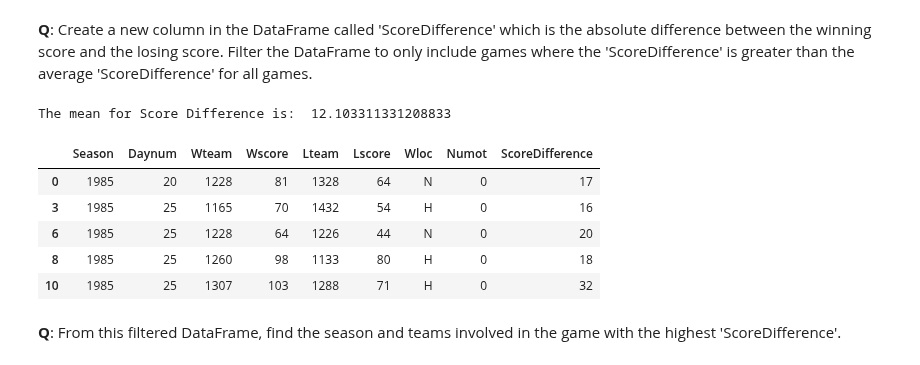
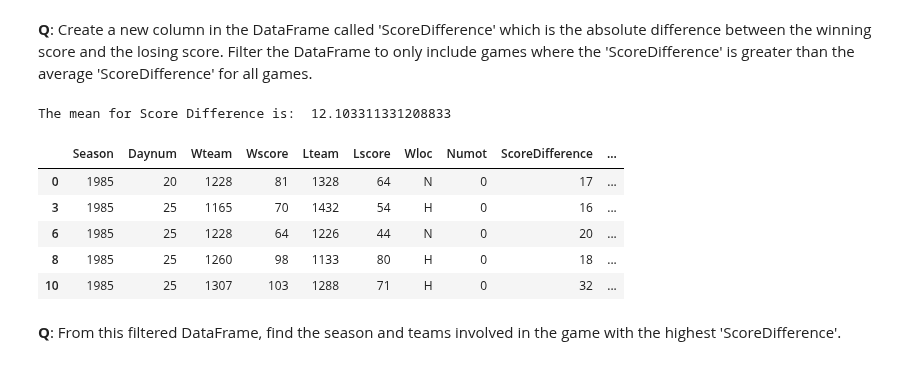
Before and after one commit to Strongside-87/Project-Delivery, a Jupyter notebook: individual_works Salim/pd_s193472.ipynb, the cells around one changed output. Saved outputs shown, nothing was run; the diff lists cells and outputs as text; code cells hidden in the pictures.

```diff
--- a/individual_works Salim/pd_s193472.ipynb
+++ b/individual_works Salim/pd_s193472.ipynb
@@ -346,22 +340,22 @@ df[(df['Wscore'] > 150) & (df['Lscore'] < 100)]
 # %%
 # Write your code here
 import numpy as nu
 #Let's start with creating a new column
 df['ScoreDifference']= (df["Wscore"]-df["Lscore"])
 
 # add a filtered_df where ScoreDifference bigger the mean ScoreDifference
-filtered_df= df[(df["ScoreDifference"]) > nu.mean(df["ScoreDifference"])]
+ScoreDifference_df= df[(df["ScoreDifference"]) > nu.mean(df["ScoreDifference"])]
 print("The mean for Score Difference is: " , nu.mean(df["ScoreDifference"]))
 
-filtered_df.head()
+ScoreDifference_df.head()
 # %% [output]
 The mean for Score Difference is:  12.103311331208833
-|  | Season | Daynum | Wteam | Wscore | Lteam | Lscore | Wloc | Numot | ScoreDifference |
-| 0 | 1985 | 20 | 1228 | 81 | 1328 | 64 | N | 0 | 17 |
-| 3 | 1985 | 25 | 1165 | 70 | 1432 | 54 | H | 0 | 16 |
-| 6 | 1985 | 25 | 1228 | 64 | 1226 | 44 | N | 0 | 20 |
-| 8 | 1985 | 25 | 1260 | 98 | 1133 | 80 | H | 0 | 18 |
-| 10 | 1985 | 25 | 1307 | 103 | 1288 | 71 | H | 0 | 32 |
+|  | Season | Daynum | Wteam | Wscore | Lteam | Lscore | Wloc | Numot | ScoreDifference | ... |
+| 0 | 1985 | 20 | 1228 | 81 | 1328 | 64 | N | 0 | 17 | ... |
+| 3 | 1985 | 25 | 1165 | 70 | 1432 | 54 | H | 0 | 16 | ... |
+| 6 | 1985 | 25 | 1228 | 64 | 1226 | 44 | N | 0 | 20 | ... |
+| 8 | 1985 | 25 | 1260 | 98 | 1133 | 80 | H | 0 | 18 | ... |
+| 10 | 1985 | 25 | 1307 | 103 | 1288 | 71 | H | 0 | 32 | ... |
 # %% [markdown]
 **Q**: From this filtered DataFrame, find the season and teams involved in the game with the highest 'ScoreDifference'.
 # %%
```
Also changed, not shown: parts of 6 cells of this notebook, 4 other files.
